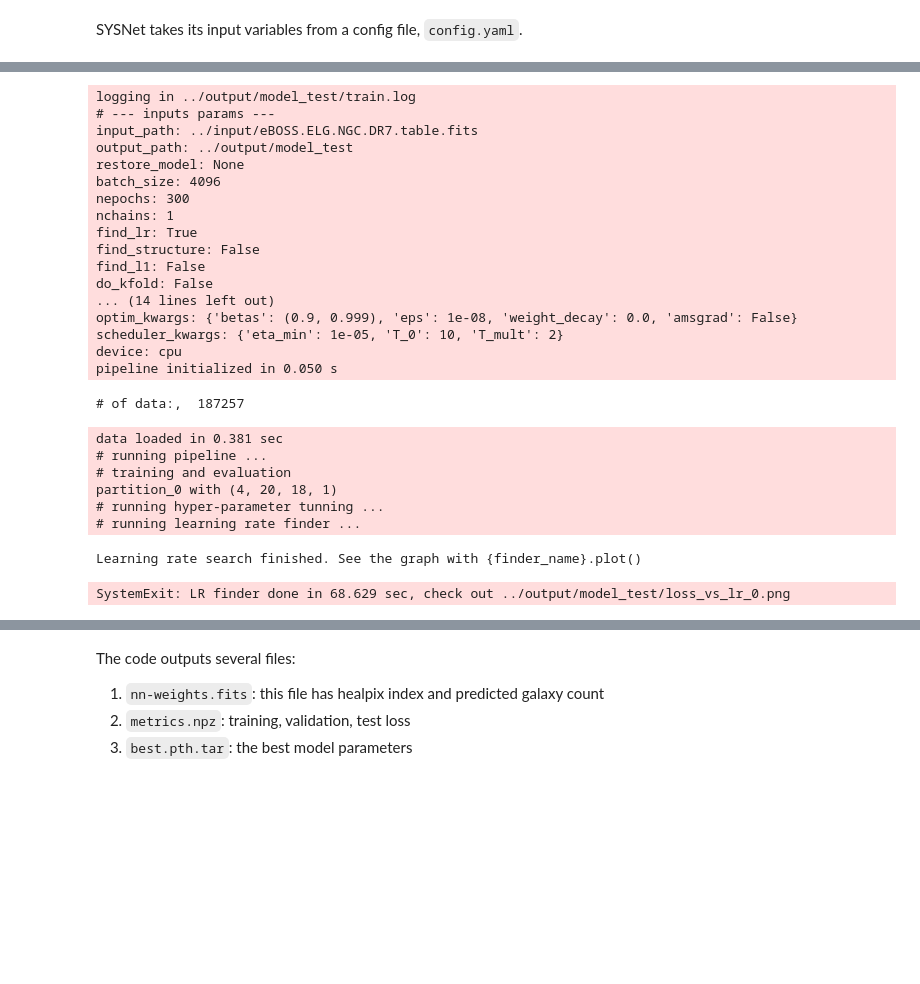
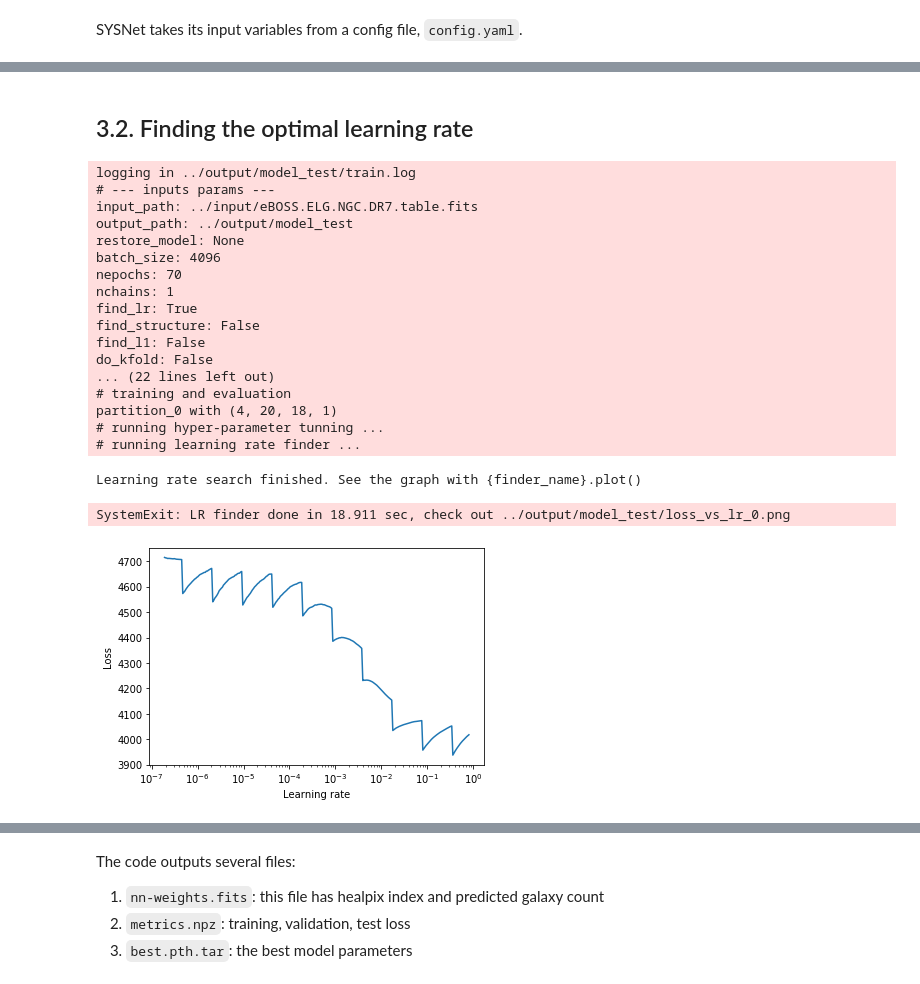
Before and after one commit to mehdirezaie/sysnetdev, a Jupyter notebook: notebooks/demo_decalsdr7.ipynb, the cells around one changed output, grey strips where cells are left out. Cells and saved outputs as stored; diff of their text form; code cells hidden in the pictures; blank space fills up the shorter version.

```diff
--- a/notebooks/demo_decalsdr7.ipynb
+++ b/notebooks/demo_decalsdr7.ipynb
@@ -120,37 +124,33 @@ config.__dict__
+# %% [markdown]
+## 3.2. Finding the optimal learning rate
 # %%
 # let's update some input arguments
-config.update('nepochs', 300)
+config.update('nepochs', 70)
 config.update('axes', [i for i in range(18)]) # num of features for this dataset
 config.update('batch_size', 4096)
 
 # run learning rate finder
 config.update('find_lr', True)
 pipeline = SYSNet(config) # perform regression
 pipeline.run()
 # %% [output]
 logging in ../output/model_test/train.log
 # --- inputs params ---
 input_path: ../input/eBOSS.ELG.NGC.DR7.table.fits
 output_path: ../output/model_test
 restore_model: None
 batch_size: 4096
-nepochs: 300
+nepochs: 70
 nchains: 1
 find_lr: True
 find_structure: False
 find_l1: False
 do_kfold: False
-... (14 lines left out)
-optim_kwargs: {'betas': (0.9, 0.999), 'eps': 1e-08, 'weight_decay': 0.0, 'amsgrad': False}
-scheduler_kwargs: {'eta_min': 1e-05, 'T_0': 10, 'T_mult': 2}
-device: cpu
-pipeline initialized in 0.050 s
+... (22 lines left out)
+# training and evaluation
+partition_0 with (4, 20, 18, 1)
+# running hyper-parameter tunning ...
+# running learning rate finder ...
-# of data:,  187257
+Learning rate search finished. See the graph with {finder_name}.plot()
-data loaded in 0.381 sec
-# running pipeline ...
-# training and evaluation
-partition_0 with (4, 20, 18, 1)
-# running hyper-parameter tunning ...
-# running learning rate finder ...
+SystemExit: LR finder done in 18.911 sec, check out ../output/model_test/loss_vs_lr_0.png
-Learning rate search finished. See the graph with {finder_name}.plot()
-SystemExit: LR finder done in 68.629 sec, check out ../output/model_test/loss_vs_lr_0.png
+[figure, added]
```
Also changed, not shown: parts of 10 cells of this notebook.
